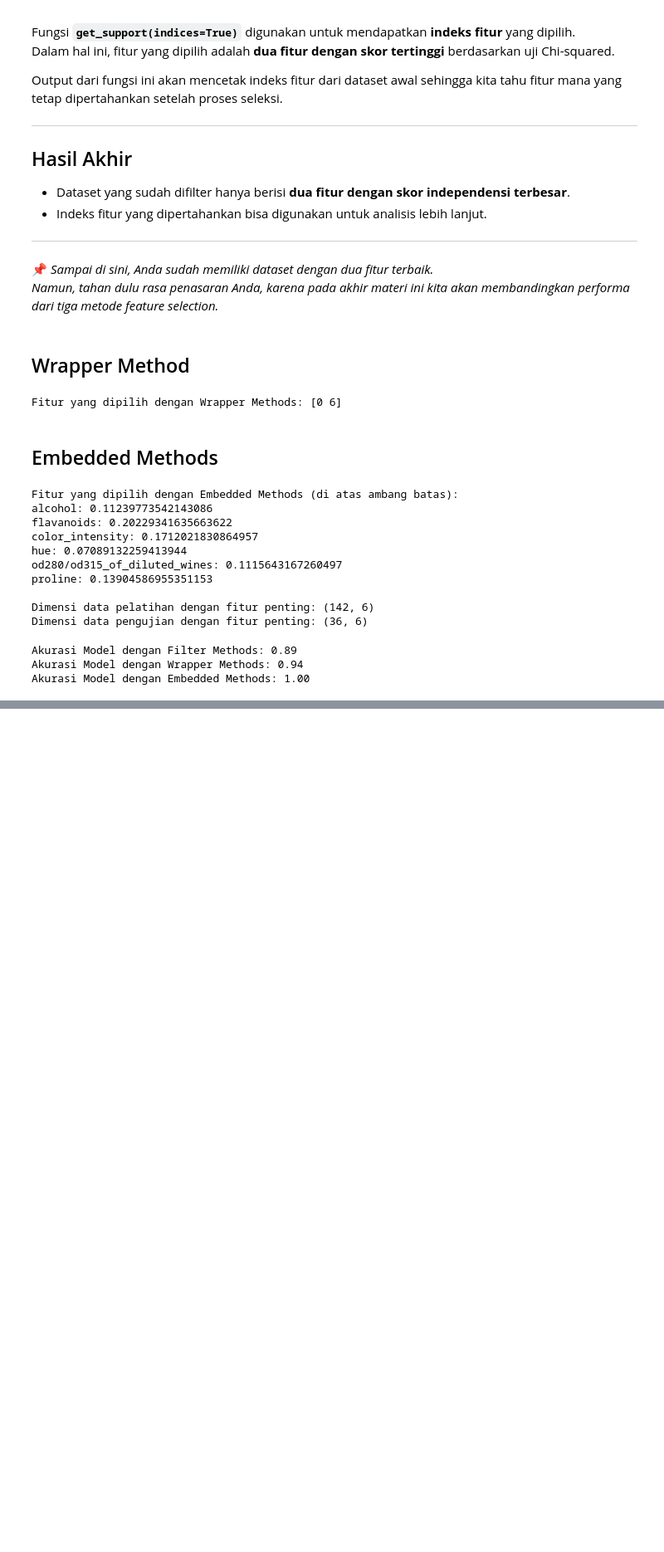
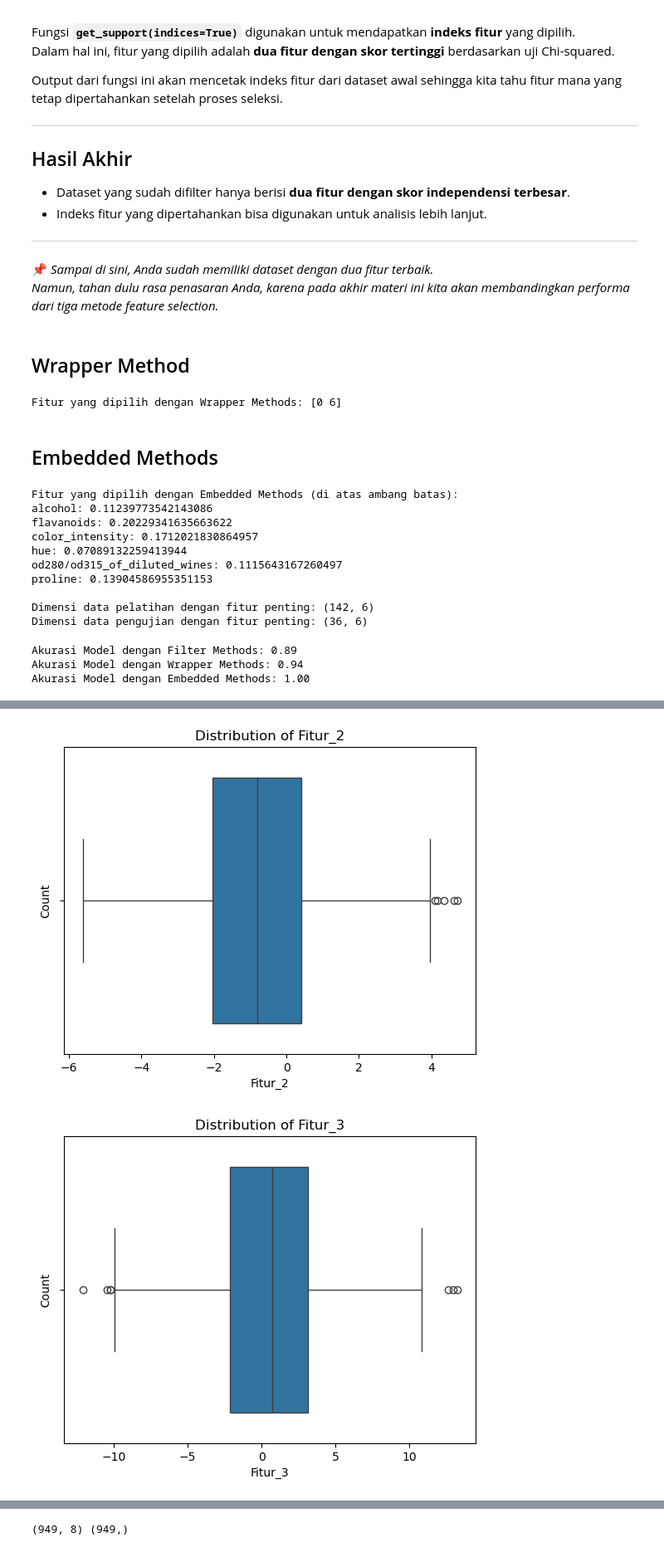
Before and after one commit to TurmaeUrsorum/repo_dicoding, a Jupyter notebook: 3. Belajar Machine Learning untuk Pemula/7. Teknik Feature Engineering/feature_engineer.ipynb, the cells around one changed output, grey strips where cells are left out. Shown at 83% size. Cells and saved outputs as stored; diff of their text form; code cells hidden in the pictures; blank space fills up the shorter version.

```diff
--- a/3. Belajar Machine Learning untuk Pemula/7. Teknik Feature Engineering/feature_engineer.ipynb
+++ b/3. Belajar Machine Learning untuk Pemula/7. Teknik Feature Engineering/feature_engineer.ipynb
@@ -170,0 +317,6 @@ Akurasi Model dengan Embedded Methods: 1.00
+# %%
+# menggabungkan fitur numerik yang sudah diproses featue seleksi
+# kedua fitur di concat
+X_Selected = pd.concat([X_important, X['Fitur_12']], axis=1)
+X_Selected = pd.concat([X_Selected, X['Fitur_13']], axis=1)
+X_Selected
@@ -170,0 +337,12 @@ Akurasi Model dengan Embedded Methods: 1.00
+# %%
+from sklearn.preprocessing import LabelEncoder
+
+label_encoder = LabelEncoder()
+# Melakukan Encoding untuk fitur 12
+X_Selected['Fitur_12'] = label_encoder.fit_transform(X_Selected['Fitur_12'])
+# print(label_encoder.inverse_transform(X_Selected[['Fitur_12']]))
+# Melakukan Encoding untuk fitur 13
+X_Selected['Fitur_13'] = label_encoder.fit_transform(X_Selected['Fitur_13'])
+# print(label_encoder.inverse_transform(X_Selected[['Fitur_13']]))
+
+print(X_Selected)
@@ -170,0 +367,23 @@ Akurasi Model dengan Embedded Methods: 1.00
+# %%
+import matplotlib.pyplot as plt
+import seaborn as sns
+import pandas as pd
+
+# Memilih kolom numerik
+numeric_columns = X_Selected.select_dtypes(include=['float64', 'int64']).columns
+numeric_columns = numeric_columns.drop(['Fitur_12', 'Fitur_13'])
+
+# Membuat salinan data
+X_cleaned = X_important.copy()
+y_cleaned = y.copy()
+# %%
+for col in numeric_columns:
+    # membuat box plot
+    sns.boxplot(x=X_cleaned[col])
+    plt.title(f'Distribution of {col}')
+    plt.xlabel(col)
+    plt.ylabel('Count')
+    plt.show()
+# %% [output]
+[figure, added]
+[figure, added]
@@ -170,0 +396,21 @@ Akurasi Model dengan Embedded Methods: 1.00
+# %%
+outlier_idx = set()
+
+for col in numeric_columns:
+    Q1 = X_cleaned[col].quantile(0.25)
+    Q3 = X_cleaned[col].quantile(0.75)
+    IQR = Q3 - Q1
+    lower_bound = Q1 - 1.5 * IQR
+    upper_bound = Q3 + 1.5 * IQR
+
+    # Cari index outlier untuk kolom ini
+    outliers = X_cleaned[(X_cleaned[col] < lower_bound) | (X_cleaned[col] > upper_bound)]
+    outlier_idx.update(outliers.index)
+
+# Drop sekaligus biar konsisten
+X_cleaned = X_cleaned.drop(index=outlier_idx)
+y_cleaned = y_cleaned.drop(index=outlier_idx)
+
+print(X_cleaned.shape, y_cleaned.shape)
+# %% [output]
+(949, 8) (949,)
```
Also changed, not shown: parts of 22 cells of this notebook.
